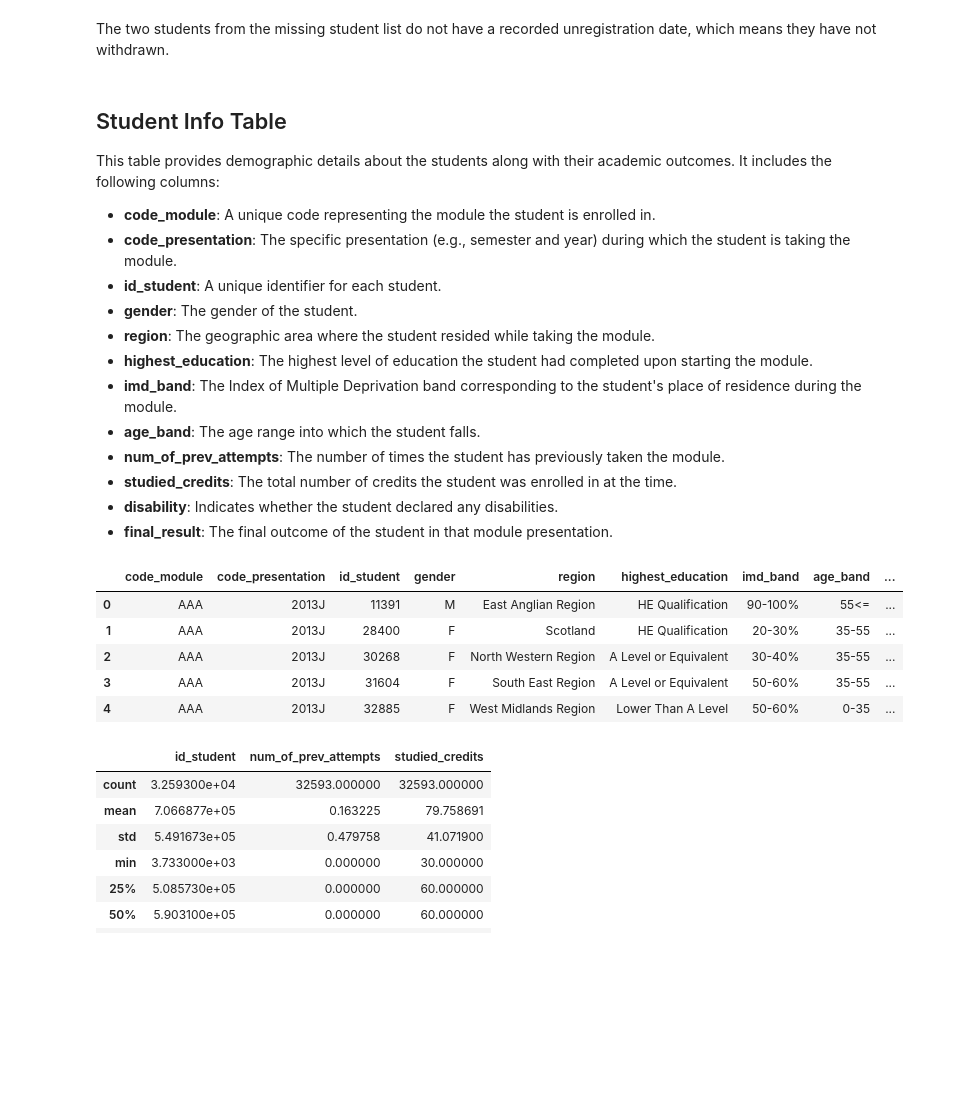
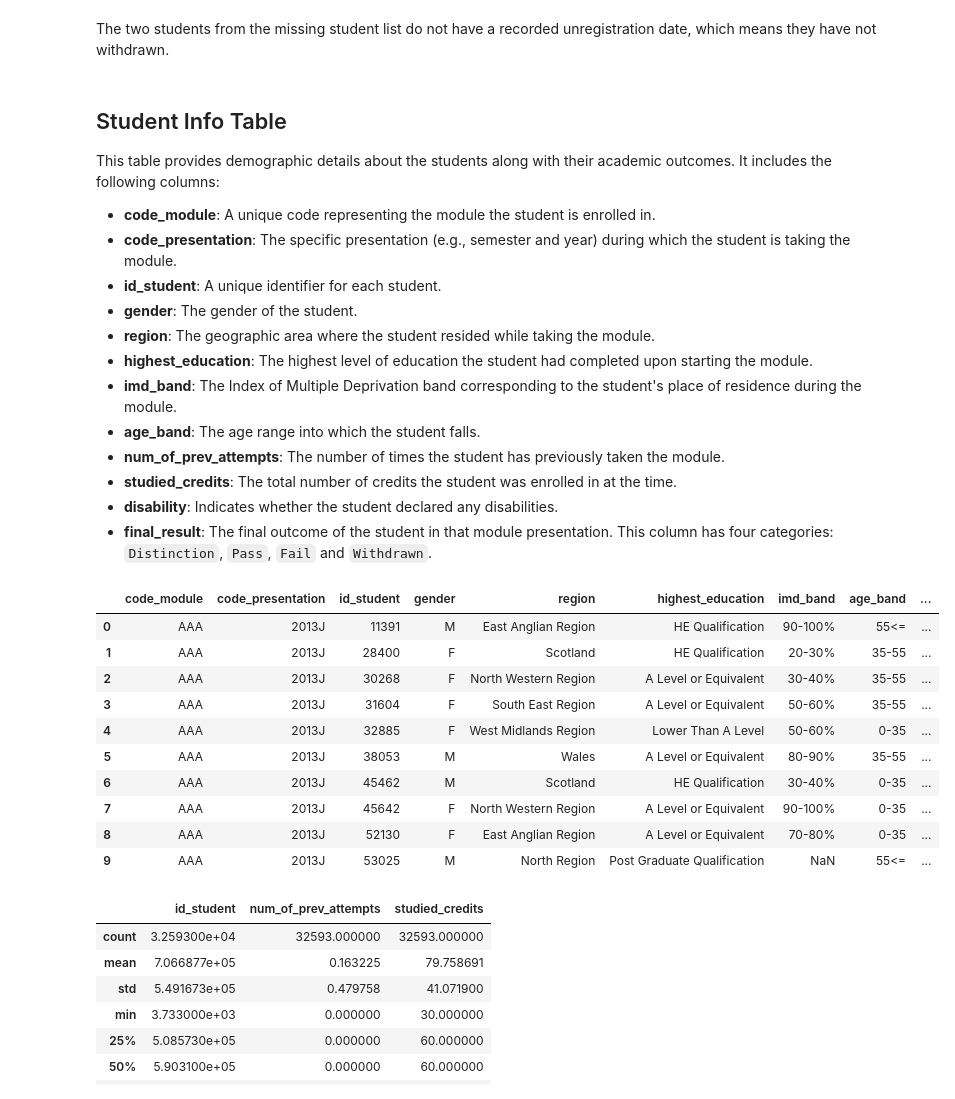
Before and after one commit to MScProjs/MScProject2025-Ali-Suhail, a Jupyter notebook: codes/jisc.ipynb, the cells around one changed output. Drawn from its saved outputs; the diff is of its cells as text; code cells hidden in the pictures; blank space fills up the shorter version.

```diff
--- a/codes/jisc.ipynb
+++ b/codes/jisc.ipynb
@@ -746,16 +877,21 @@ This table provides demographic details about the students along with their acad
 * **num\_of\_prev\_attempts**: The number of times the student has previously taken the module.
 * **studied\_credits**: The total number of credits the student was enrolled in at the time.
 * **disability**: Indicates whether the student declared any disabilities.
-* **final\_result**: The final outcome of the student in that module presentation.
+* **final\_result**: The final outcome of the student in that module presentation. This column has four categories: `Distinction`, `Pass`, `Fail` and `Withdrawn`.
 # %%
-studentInfo.head()
+studentInfo.head(10)
 # %% [output]
 |  | code_module | code_presentation | id_student | gender | region | highest_education | imd_band | age_band | ... |
 | 0 | AAA | 2013J | 11391 | M | East Anglian Region | HE Qualification | 90-100% | 55<= | ... |
 | 1 | AAA | 2013J | 28400 | F | Scotland | HE Qualification | 20-30% | 35-55 | ... |
 | 2 | AAA | 2013J | 30268 | F | North Western Region | A Level or Equivalent | 30-40% | 35-55 | ... |
 | 3 | AAA | 2013J | 31604 | F | South East Region | A Level or Equivalent | 50-60% | 35-55 | ... |
 | 4 | AAA | 2013J | 32885 | F | West Midlands Region | Lower Than A Level | 50-60% | 0-35 | ... |
+| 5 | AAA | 2013J | 38053 | M | Wales | A Level or Equivalent | 80-90% | 35-55 | ... |
+| 6 | AAA | 2013J | 45462 | M | Scotland | HE Qualification | 30-40% | 0-35 | ... |
+| 7 | AAA | 2013J | 45642 | F | North Western Region | A Level or Equivalent | 90-100% | 0-35 | ... |
+| 8 | AAA | 2013J | 52130 | F | East Anglian Region | A Level or Equivalent | 70-80% | 0-35 | ... |
+| 9 | AAA | 2013J | 53025 | M | North Region | Post Graduate Qualification | NaN | 55<= | ... |
 # %%
 studentInfo.describe()
 # %% [output]
```
Also changed, not shown: parts of 140 cells of this notebook, 6 other files.
